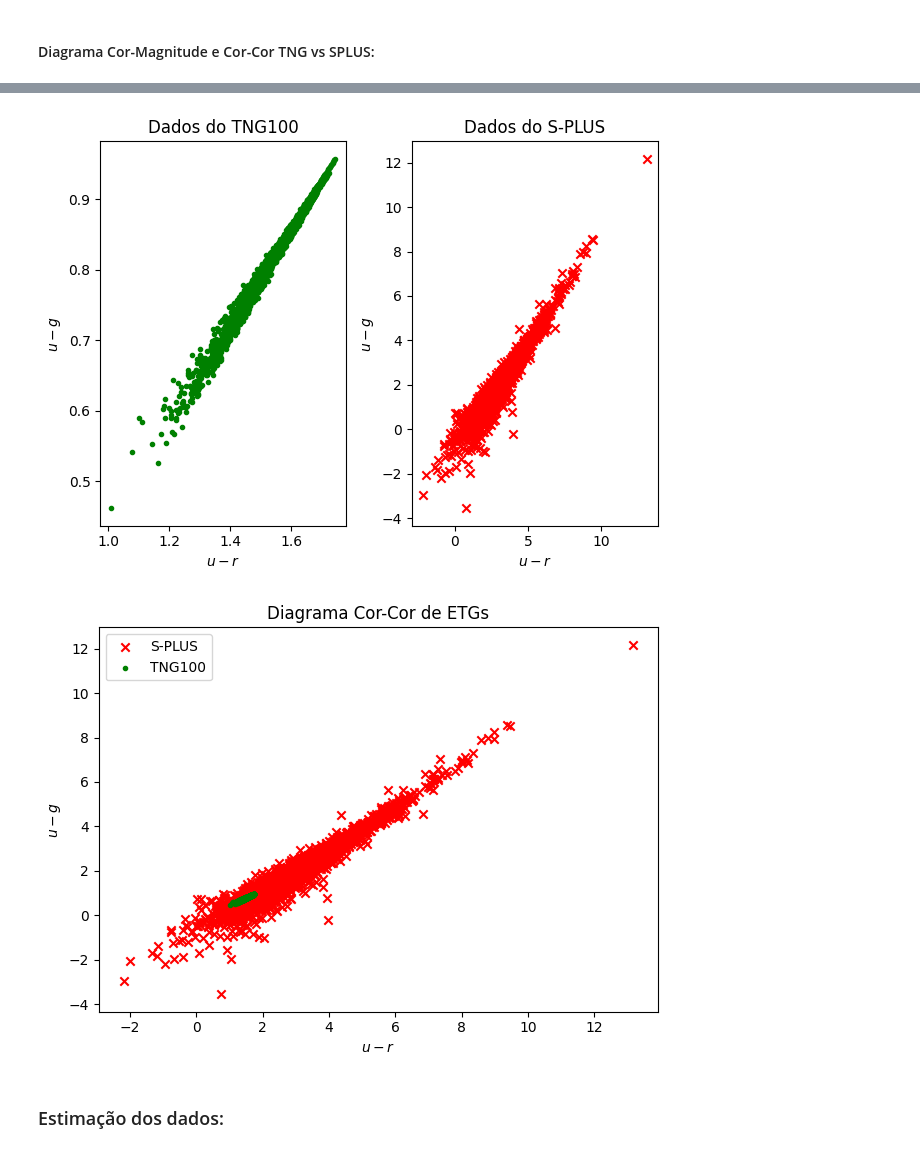
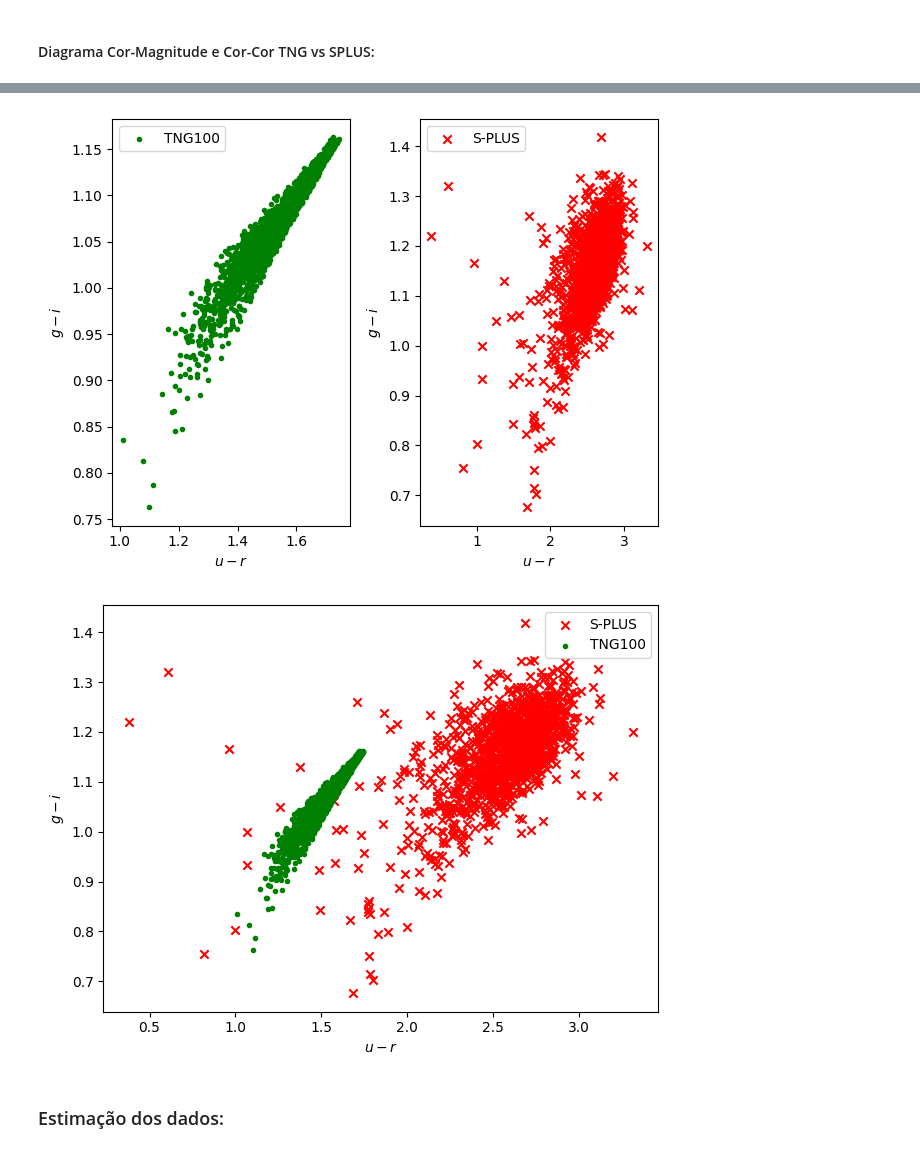
Before and after one commit to pedroand6/Inference4ETGs, a Jupyter notebook: Data/catalogue_estimation.ipynb, the cells around one changed output, grey strips where cells are left out. Drawn from its saved outputs; the diff is of its cells as text; code cells hidden in the pictures.

Commit message:
dados do splus corrigidos e testes para melhorar grafico cor-cor (precisa usar as bandas do SDSS ou não vai funcionar)

```diff
--- a/Data/catalogue_estimation.ipynb
+++ b/Data/catalogue_estimation.ipynb
@@ -40,44 +64,43 @@ num_gal
 # %%
-# Lendo dados do SPLUS
-splus_data = pd.read_csv("splusmorph.csv")
+# Lendo dados do SPLUS já corrigidos da poeira da Via Láctea
+splus_data = pd.read_csv("morphgal_corrected.csv")
 
 # Selecionando dados apenas de ETGs
-filtered_etgs = splus_data[(splus_data["probetg"] > 0.9) & (splus_data["u_auto"] < 30) & (splus_data["g_auto"] < 30) & (splus_data["r_auto"] < 30)]
+filtered_etgs = splus_data
 # %%
 plt.subplot(1, 2, 1)
-plt.scatter(etg_table['U'] - etg_table['r'], etg_table['U'] - etg_table['g'],
-            c="green", marker=".")
+plt.scatter(etg_table['U'] - etg_table['r'], etg_table['g'] - etg_table['i'],
+            c="green", marker=".", label="TNG100")
 plt.xlabel(r"$u - r$")
-plt.ylabel(r"$u - g$")
-plt.title("Dados do TNG100")
+plt.ylabel(r"$g - i$")
+plt.legend()
 
 plt.subplot(1, 2, 2)
-plt.scatter(filtered_etgs['u_auto'] - filtered_etgs['r_auto'], filtered_etgs['u_auto'] - filtered_etgs['g_auto'],
-            c="red", marker="x")
+plt.scatter(filtered_etgs['u_auto'] - filtered_etgs['r_auto'], filtered_etgs['g_auto'] - filtered_etgs['i_auto'],
+            c="red", marker="x", label="S-PLUS")
 plt.xlabel(r"$u - r$")
-plt.ylabel(r"$u - g$")
-plt.title("Dados do S-PLUS")
+plt.ylabel(r"$g - i$")
 
 plt.tight_layout()
+plt.legend()
 plt.show()
 # %% [output]
-[figure, old version]
+[figure, new version]
 # %%
-plt.scatter(filtered_etgs['u_auto'] - filtered_etgs['r_auto'], filtered_etgs['u_auto'] - filtered_etgs['g_auto'],
+plt.scatter(filtered_etgs['u_auto'] - filtered_etgs['r_auto'], filtered_etgs['g_auto'] - filtered_etgs['i_auto'],
             c="red", marker="x", label="S-PLUS")
 
-plt.scatter(etg_table['U'] - etg_table['r'], etg_table['U'] - etg_table['g'],
+plt.scatter(etg_table['U'] - etg_table['r'], etg_table['g'] - etg_table['i'],
             c="green", marker=".", label="TNG100")
 
 plt.xlabel(r"$u - r$")
-plt.ylabel(r"$u - g$")
+plt.ylabel(r"$g - i$")
 
-plt.title("Diagrama Cor-Cor de ETGs")
 plt.legend()
 plt.tight_layout()
 plt.show()
 # %% [output]
-[figure, old version]
+[figure, new version]
 # %% [markdown]
 ### Estimação dos dados:
 # %%
```
Also changed, not shown: parts of 6 cells of this notebook, 2 other files.
